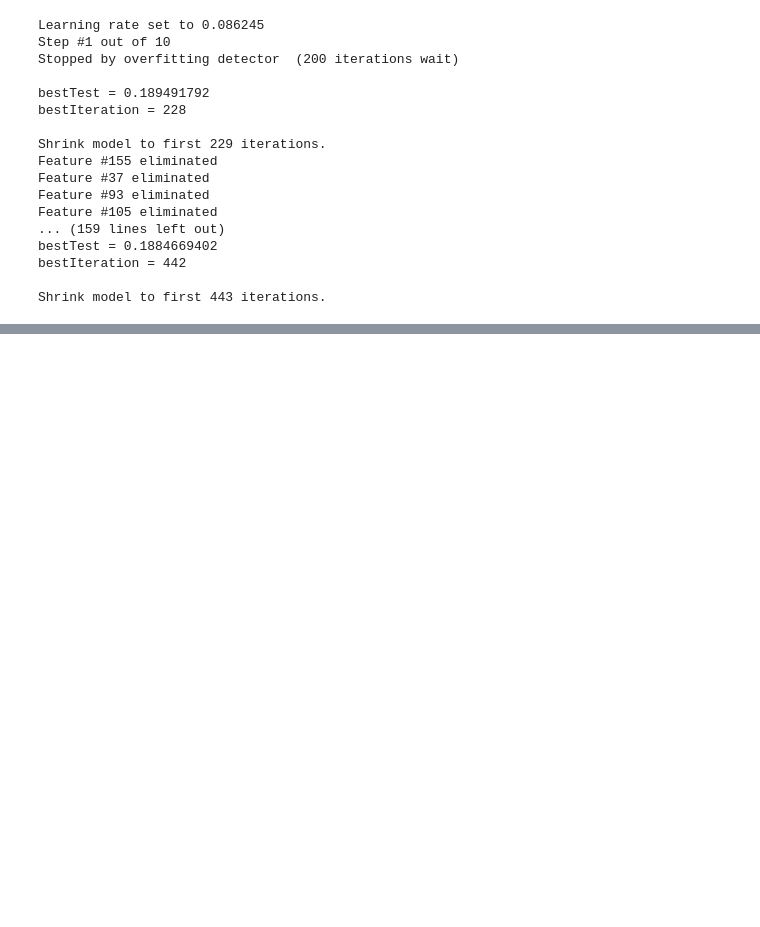
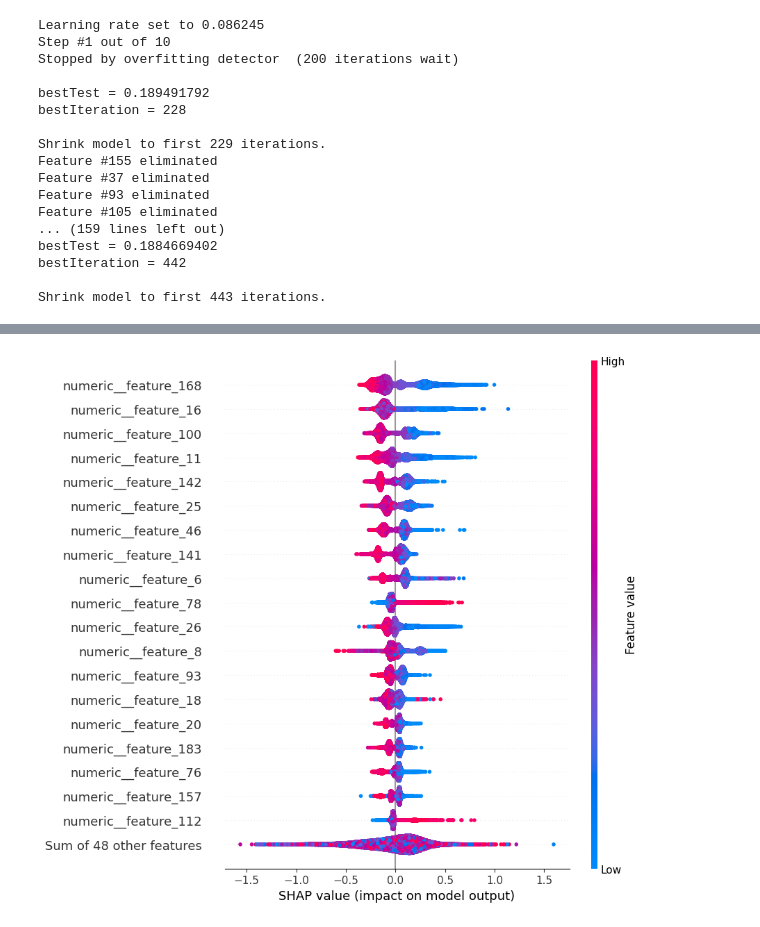
Before and after one commit to BELONOVSKII/AlfaHack, a Jupyter notebook: notebooks/data/select_features.ipynb, the cells around one changed output, grey strips where cells are left out. Drawn from its saved outputs; the diff is of its cells as text; code cells hidden in the pictures; blank space fills up the shorter version.

```diff
--- a/notebooks/data/select_features.ipynb
+++ b/notebooks/data/select_features.ipynb
@@ -63,3 +63,6 @@ Shrink model to first 443 iterations.
 # %%
 with open("../../configs/config.yaml", "a") as f:
     yaml.dump({"selected_features": summary["selected_features_names"]}, f)
+# %%
+with open("../../configs/config.yaml", "r") as f:
+    cfg = yaml.load(f, Loader=yaml.SafeLoader)
@@ -65,0 +72,6 @@ with open("../../configs/config.yaml", "a") as f:
+# %%
+model = CatBoostClassifier(random_state=RANDOM_SEED, verbose=1, early_stopping_rounds=200, iterations=2500,
+                           thread_count=N_JOBS, allow_writing_files=False)
+# %%
+model.fit(X_train[cfg["selected_features"] + oe_cols + ohe_cols], y_train,
+          eval_set=(X_val[cfg["selected_features"] + oe_cols + ohe_cols], y_val), cat_features=oe_cols + ohe_cols)
@@ -65,0 +99,7 @@ with open("../../configs/config.yaml", "a") as f:
+# %%
+explainer = shap.TreeExplainer(model)
+shap_values = explainer(X_val[cfg["selected_features"] + oe_cols + ohe_cols])
+# %%
+shap.plots.beeswarm(shap_values, max_display=20)
+# %% [output]
+[figure, added]
```
Also changed, not shown: parts of 5 cells of this notebook, 2 other files.
